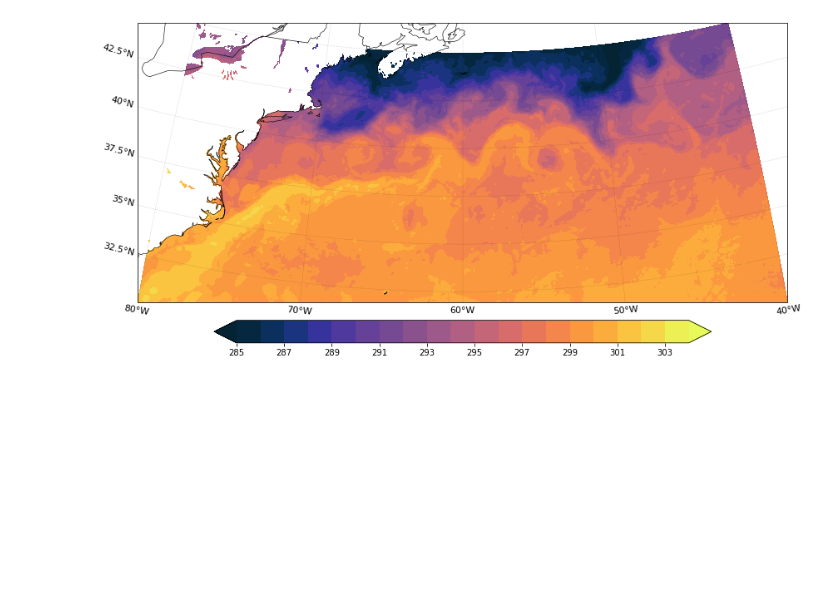
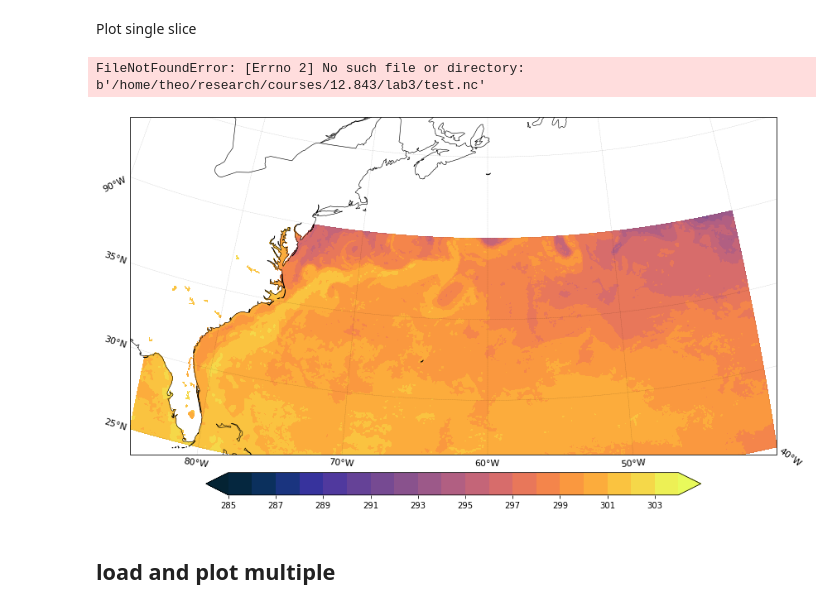
Before and after one commit to ktcarr/12.843, a Jupyter notebook: lab3/load_data.ipynb, the cells around one changed output. Saved outputs shown, nothing was run; the diff lists cells and outputs as text; code cells hidden in the pictures; blank space fills up the shorter version.

```diff
--- a/lab3/load_data.ipynb
+++ b/lab3/load_data.ipynb
@@ -8,20 +10,26 @@ import cmocean
+# %% [markdown]
+Plot single slice
 # %%
-data = xr.open_dataset('data-temp.nc')
-data = data['analysed_sst'].sel(lat=slice(30,45), lon=slice(-80,-40)).isel(time=0)
+data = xr.open_dataset('test.nc')
+data = data['analysed_sst'].sel(lat=slice(25,45), lon=slice(-85,-40)).isel(time=0)
+# %% [output]
+FileNotFoundError: [Errno 2] No such file or directory: b'/home/theo/research/courses/12.843/lab3/test.nc'
 # %%
 fig = plt.figure(figsize = (14,10))
 ax = plt.axes(projection=ccrs.Orthographic(central_longitude=300,
                                            central_latitude=40)) # Use map background
-ax.set_extent([280,320,30,45], crs=ccrs.PlateCarree())
+ax.set_extent([275,320,25,45], crs=ccrs.PlateCarree())
 ax.coastlines(linewidth=.6)
 ax.add_feature(cfeature.BORDERS, zorder=1, linewidth=.6)
 gl = ax.gridlines(draw_labels=True, linestyle='--', alpha=.3, linewidth=.3, color='k', zorder=1.05)
 gl.top_labels = False
 gl.right_labels = False
 gl.xlabel_style = {'size': 11}
 gl.ylabel_style = {'size': 11}
 cp = ax.contourf(data.lon, data.lat, data, transform=ccrs.PlateCarree(), cmap='cmo.thermal',
                 levels=np.arange(285,305,1), extend='both')
 cb = fig.colorbar(cp,  orientation='horizontal', fraction=.05, pad=.04)
 # %% [output]
-[figure, old version]
+[figure, new version]
+# %% [markdown]
+## load and plot multiple
```
Also changed, not shown: parts of 6 cells of this notebook.
